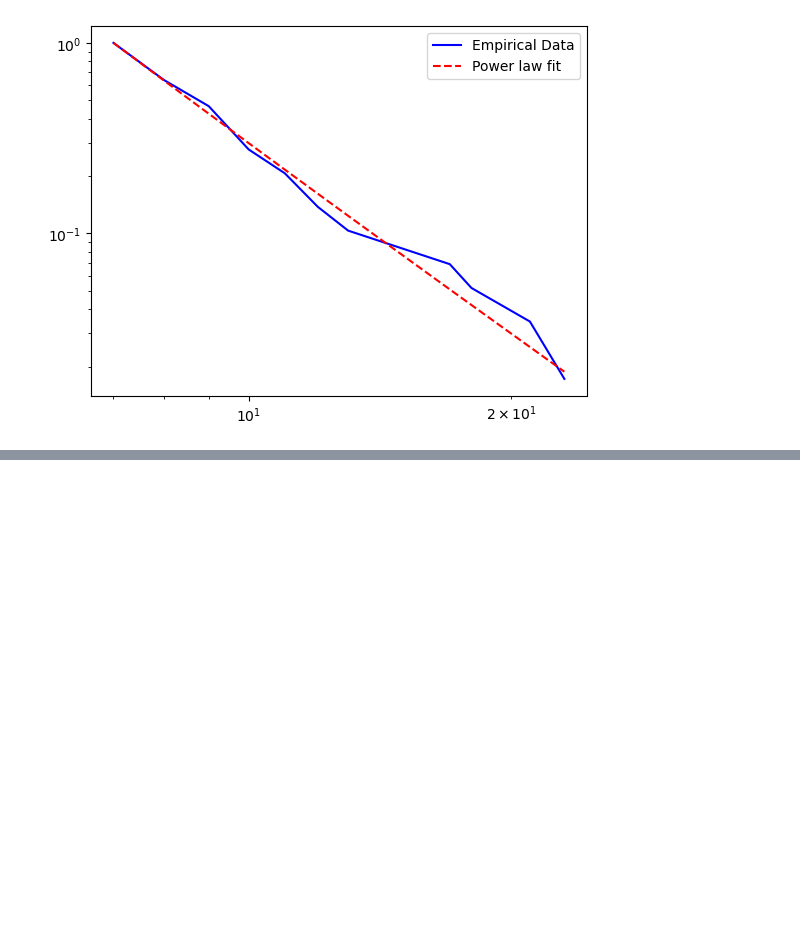
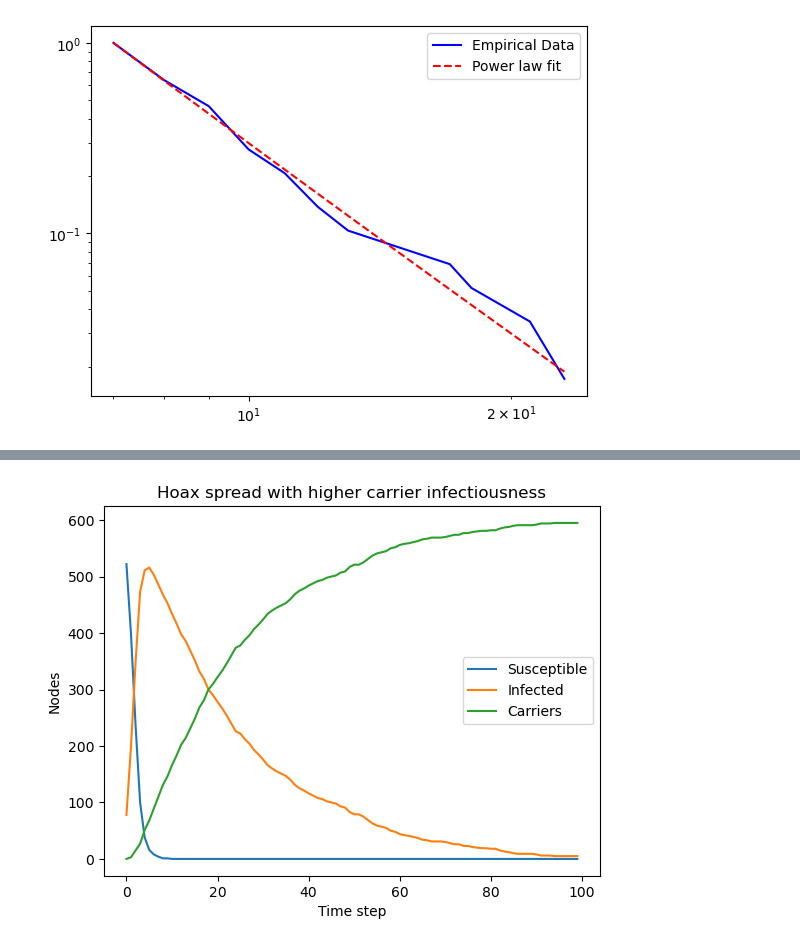
Before and after one commit to TheFreeMan21/networks-analysis-project, a Jupyter notebook: Bogdan's Work/testing.ipynb, the cells around one changed output, grey strips where cells are left out. Saved outputs shown, nothing was run; the diff lists cells and outputs as text; code cells hidden in the pictures; blank space fills up the shorter version.

```diff
--- a/Bogdan's Work/testing.ipynb
+++ b/Bogdan's Work/testing.ipynb
@@ -138,0 +193,59 @@ plt.show()
+# %%
+def largest_component(G):
+    if G.is_directed():
+        comp = max(nx.weakly_connected_components(G), key=len)
+    else:
+        comp = max(nx.connected_components(G), key=len)
+    return G.subgraph(comp).copy()
+
+def simulate_carrier_model(G, beta_I=0.25, beta_C=0.45, gamma=0.05, steps=80, seeds=3):
+    """
+    States: 0=S, 1=I (infected), 2=C (carrier, not reinfected, still infectious)
+    beta_I: infection prob from infected
+    beta_C: infection prob from carriers
+    gamma: I -> C transition prob
+    """
+    G = largest_component(G)
+
+    # Seeds: pick high-degree nodes in different regions if possible
+    deg_sorted = sorted(G.degree, key=lambda x: x[1], reverse=True)
+    initial = [n for n, _ in deg_sorted[:seeds]]
+    state = {n: 0 for n in G.nodes()}
+    for n in initial:
+        state[n] = 1
+
+    S, I, C = [], [], []
+    for t in range(steps):
+        new_state = state.copy()
+        for u in G.nodes():
+            # choose infection probability based on state
+            if state[u] == 1 or state[u] == 2:
+                beta = beta_I if state[u] == 1 else beta_C
+                # for directed graphs, use out-neighbors
+                neighbors = G.successors(u) if G.is_directed() else G.neighbors(u)
+                for v in neighbors:
+                    if state[v] == 0 and random.random() < beta:
+                        new_state[v] = 1
+                # infected become carriers
+                if state[u] == 1 and random.random() < gamma:
+                    new_state[u] = 2
+        state = new_state
+        S.append(sum(1 for s in state.values() if s == 0))
+        I.append(sum(1 for s in state.values() if s == 1))
+        C.append(sum(1 for s in state.values() if s == 2))
+    return S, I, C
+
+# Example run
+G = nx.barabasi_albert_graph(600, 3)
+S, I, C = simulate_carrier_model(G, beta_I=0.25, beta_C=0.45, gamma=0.04, steps=100, seeds=5)
+
+plt.plot(S, label="Susceptible")
+plt.plot(I, label="Infected")
+plt.plot(C, label="Carriers")
+plt.xlabel("Time step")
+plt.ylabel("Nodes")
+plt.legend()
+plt.title("Hoax spread with higher carrier infectiousness")
+plt.show()
+# %% [output]
+[figure, added]
```
Also changed, not shown: parts of 9 cells of this notebook, 3 other files.
